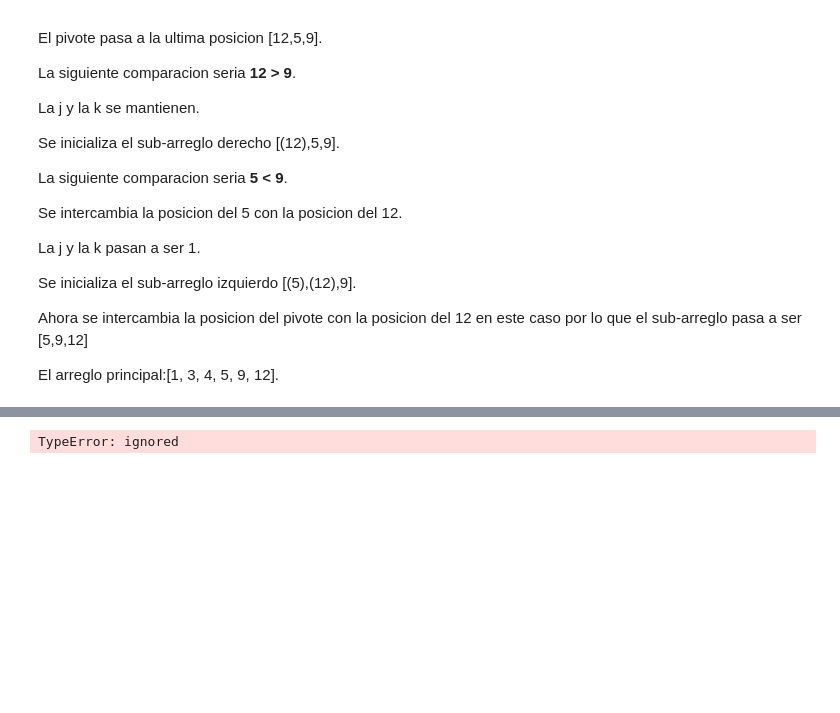
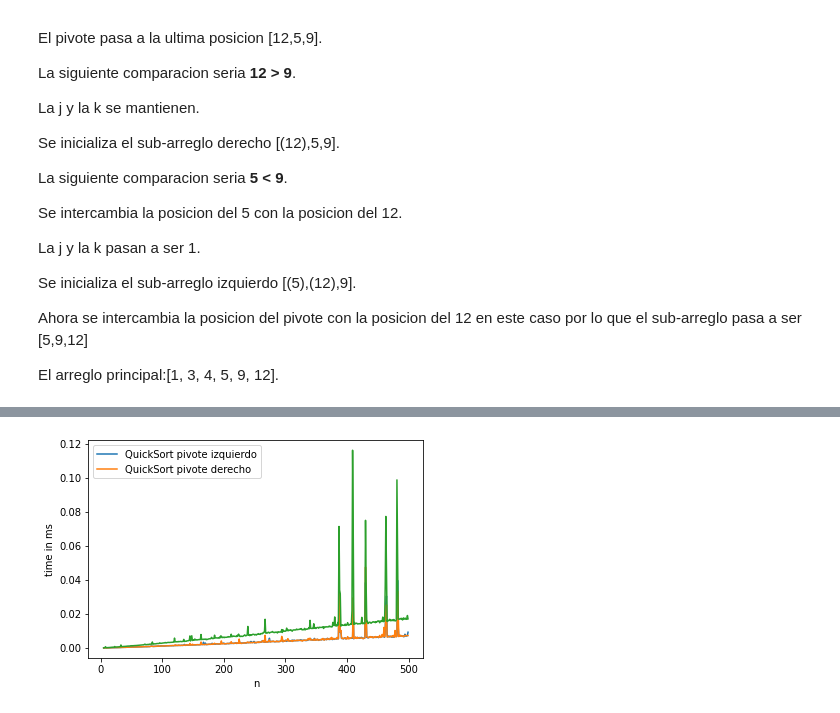
Before and after one commit to CharlyAguirre/ADA-informes, a Jupyter notebook: QuickSort.ipynb, the cells around one changed output, grey strips where cells are left out. Cells and saved outputs as stored; diff of their text form; code cells hidden in the pictures; blank space fills up the shorter version.

```diff
--- a/QuickSort.ipynb
+++ b/QuickSort.ipynb
@@ -151,32 +266,39 @@ Después de ordenarlo:  [1, 3, 4, 5, 9, 12]
 # %%
 from numpy.core.fromnumeric import size
 import matplotlib.pyplot as plt
 import datetime
 from timeit import repeat
 import random
 
-x=[]; y=[]
+x=[]; y=[]; y2=[]; y3=[]
+
+cont = 0
 
 for n in range(5,500):
 
   a = random.sample(range(1, 1000), n)
+  arr = a
 
   largo = len(a) - 1
 
   #la función repeat está ejecutando 20 veces bubble_sort con el arreglo a y retorna el mejor tiempo obtenido.
-  t = repeat(setup="from __main__ import quicksort", stmt=f"quicksort({a,0,largo})", repeat=1, number=10)
+  t = repeat(setup="from __main__ import quicksort", stmt=f"quicksort({arr},{0},{largo})", repeat=1, number=10)
+  t2 = repeat(setup="from __main__ import quicksort2", stmt=f"quicksort2({a},{0},{largo})", repeat=1, number=10)
+  t3 = repeat(setup="from __main__ import MergeSort", stmt=f"MergeSort({a},{cont},{largo})", repeat=1, number=10)
 
   x.append(n)
   y.append(t)
-
+  y2.append(t2)
+  y3.append(t3)
 
 plt.plot(x,y)
 plt.plot(x,y2)
+plt.plot(x,y3)
 
-plt.legend(["QuickSort"])
+plt.legend(["QuickSort pivote izquierdo","QuickSort pivote derecho"])
 
 plt.xlabel('n')
 plt.ylabel('time in ms')
 plt.show()
 # %% [output]
-TypeError: ignored
+[figure, added]
```
Also changed, not shown: parts of 2 cells of this notebook.
